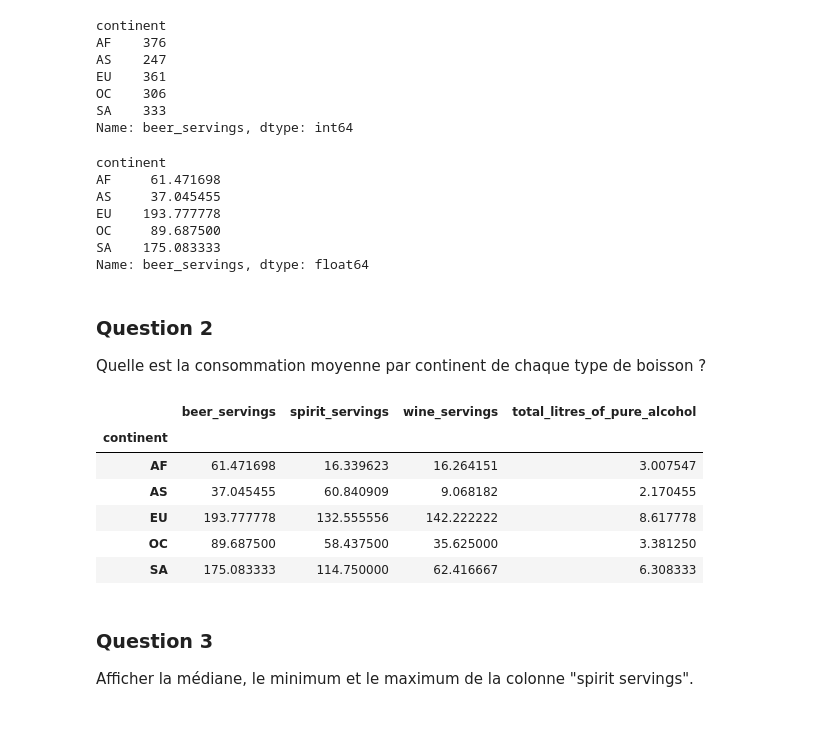
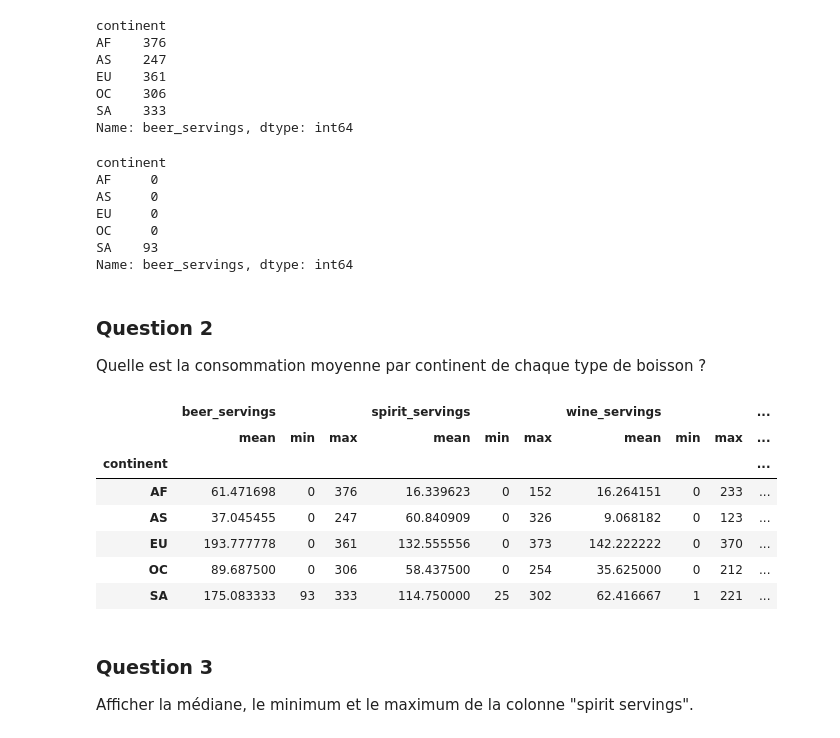
Before and after one commit to CoConstan/gh-pages, a Jupyter notebook: media/files/TP02 Correction PythonPandas.ipynb, the cells around one changed output. Drawn from its saved outputs; the diff is of its cells as text; code cells hidden in the pictures.

```diff
--- a/media/files/TP02 Correction PythonPandas.ipynb
+++ b/media/files/TP02 Correction PythonPandas.ipynb
@@ -286,7 +292,7 @@ Importer le dataset alcohol.
 # %%
 import pandas as pd
 
-data = pd.read_csv('../99 - Datasets/alcohol.csv')
+data = pd.read_csv('Data_TP2/alcohol.csv')
 data.sample(5)
 # %% [output]
 |  | country | beer_servings | spirit_servings | wine_servings | total_litres_of_pure_alcohol | continent |
@@ -320,29 +326,30 @@ OC    306
 SA    333
 Name: beer_servings, dtype: int64
 # %%
-data.groupby('continent').beer_servings.mean()
+data.groupby('continent').beer_servings.min()
 # %% [output]
 continent
-AF     61.471698
-AS     37.045455
-EU    193.777778
-OC     89.687500
-SA    175.083333
-Name: beer_servings, dtype: float64
+AF     0
+AS     0
+EU     0
+OC     0
+SA    93
+Name: beer_servings, dtype: int64
 # %% [markdown]
 ### Question 2
 
 Quelle est la consommation moyenne par continent de chaque type de boisson ?
 # %%
-data.groupby('continent').mean()
+data.groupby('continent')[data.select_dtypes(include='number').columns].agg(['mean', 'min', 'max'])
 # %% [output]
-|  | beer_servings | spirit_servings | wine_servings | total_litres_of_pure_alcohol |
-| continent |  |  |  |  |
-| AF | 61.471698 | 16.339623 | 16.264151 | 3.007547 |
-| AS | 37.045455 | 60.840909 | 9.068182 | 2.170455 |
-| EU | 193.777778 | 132.555556 | 142.222222 | 8.617778 |
-| OC | 89.687500 | 58.437500 | 35.625000 | 3.381250 |
-| SA | 175.083333 | 114.750000 | 62.416667 | 6.308333 |
+|  | beer_servings |  |  | spirit_servings |  |  | wine_servings |  |  | ... |
+|  | mean | min | max | mean | min | max | mean | min | max | ... |
+| continent |  |  |  |  |  |  |  |  |  | ... |
+| AF | 61.471698 | 0 | 376 | 16.339623 | 0 | 152 | 16.264151 | 0 | 233 | ... |
+| AS | 37.045455 | 0 | 247 | 60.840909 | 0 | 326 | 9.068182 | 0 | 123 | ... |
+| EU | 193.777778 | 0 | 361 | 132.555556 | 0 | 373 | 142.222222 | 0 | 370 | ... |
+| OC | 89.687500 | 0 | 306 | 58.437500 | 0 | 254 | 35.625000 | 0 | 212 | ... |
+| SA | 175.083333 | 93 | 333 | 114.750000 | 25 | 302 | 62.416667 | 1 | 221 | ... |
 # %% [markdown]
 ### Question 3
 
```
Also changed, not shown: parts of 8 cells of this notebook, 2 other files.
